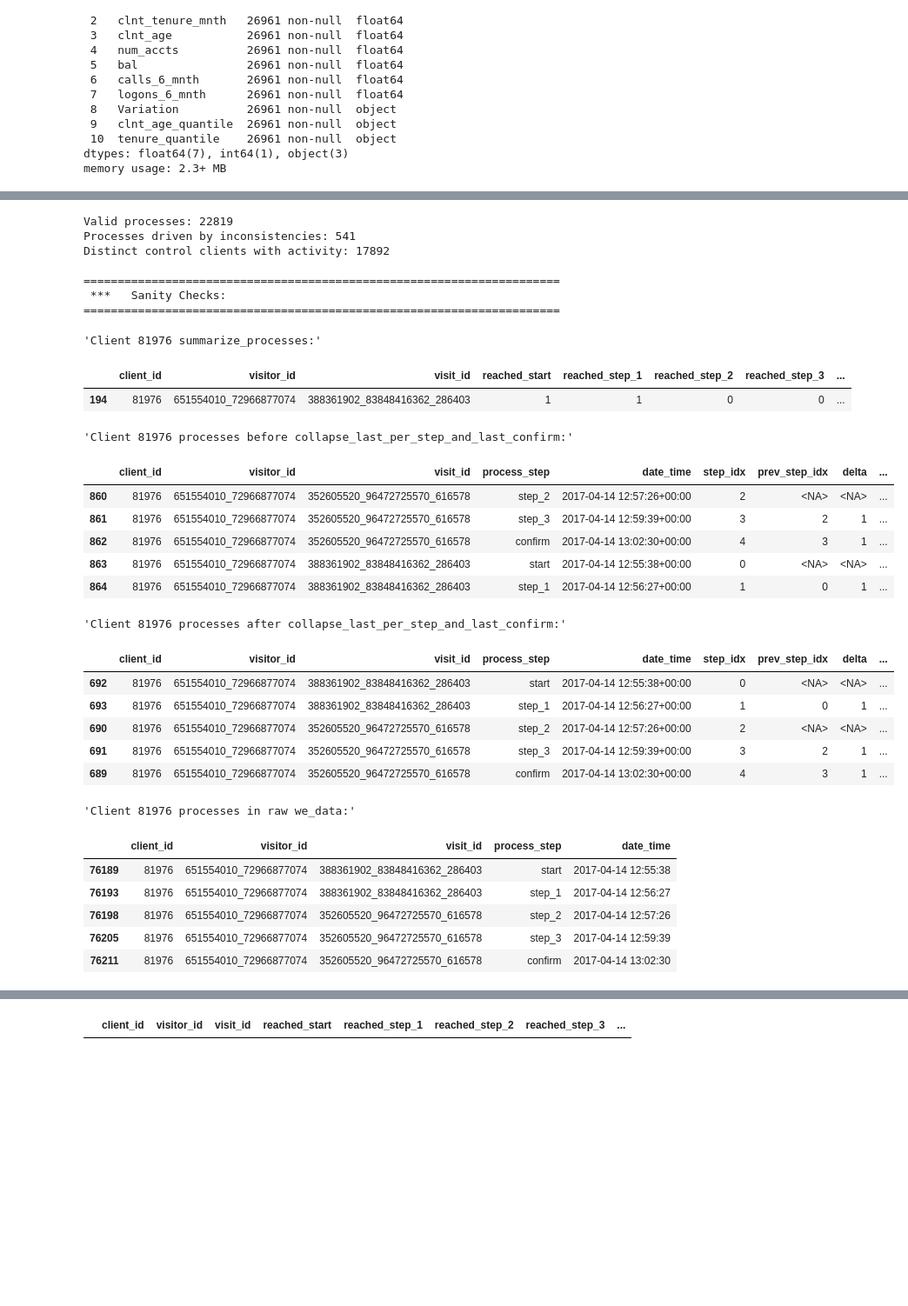
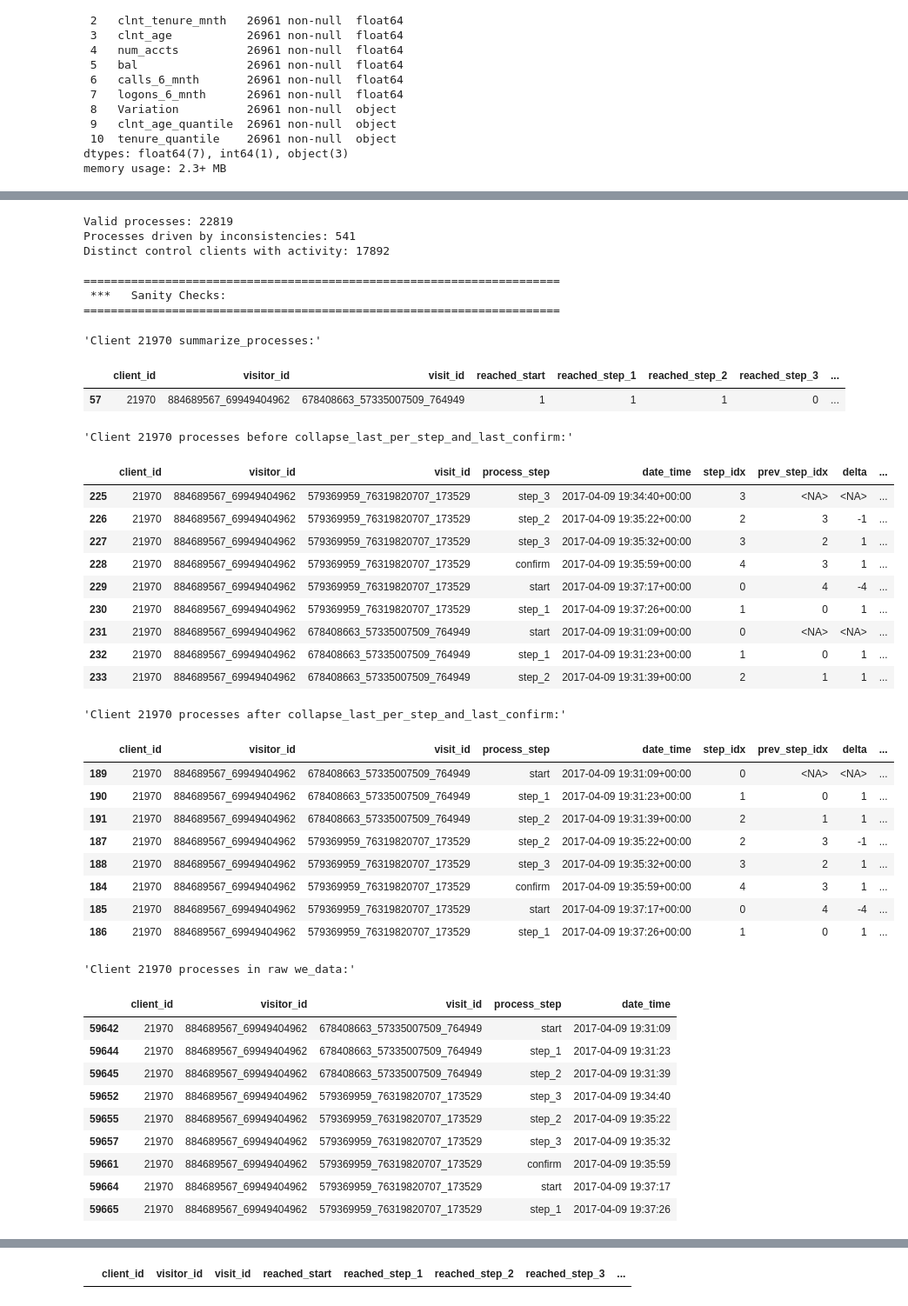
Before and after one commit to luispabloaiello-da/vanguard_project, a Jupyter notebook: notebooks/vanguard_funnel_kpis_.ipynb, the cells around one changed output, grey strips where cells are left out. Shown: that part at 87% size. Cells and saved outputs as stored; diff of their text form; code cells hidden in the pictures; blank space fills up the shorter version.

```diff
--- a/notebooks/vanguard_funnel_kpis_.ipynb
+++ b/notebooks/vanguard_funnel_kpis_.ipynb
@@ -244,17 +227,3 @@ def kpis_from_processes(proc: pd.DataFrame) -> pd.DataFrame:
-# %%
-def step_dropoff_table(proc: pd.DataFrame) -> pd.DataFrame:
-    d = proc.copy()
-    rows = [
-        ("start→step_1", int(d['reached_start'].sum()),   int(d['reached_step_1'].sum())),
-        ("step_1→step_2", int(d['reached_step_1'].sum()), int(d['reached_step_2'].sum())),
-        ("step_2→step_3", int(d['reached_step_2'].sum()), int(d['reached_step_3'].sum())),
-        ("step_3→confirm", int(d['reached_step_3'].sum()), int(d['completed'].sum())),
-    ]
-    out = pd.DataFrame(rows, columns=['from_to','n_from','n_to'])
-    out['conv_rate_%'] = 100 * out['n_to'] / out['n_from'].replace({0:np.nan})
-    out['conv_rate_%'] = out['conv_rate_%'].fillna(0.0)
-    out['dropoff_%'] = 100 - out['conv_rate_%']
-    return out
 # %%
 def stranger_things(proc_df: pd.DataFrame, key_cols=(KEY)):
     '''
@@ -366,7 +335,7 @@ print(f'\n======================================================================
 print(f' ***   Sanity Checks:')
 print(f'======================================================================')
 
-client_id=[81976]
+client_id=[21970]
 # client_id=[4079649, 4033851, 5305116, 1028, 69255, 613664, 21970, 81976]
 
 for id in (client_id):
@@ -388,55 +357,66 @@ for id in (client_id):
 |  | client_id | visitor_id | visit_id | reached_start | reached_step_1 | reached_step_2 | reached_step_3 | ... |
 | 0 | 1028 | 42237450_62128060588 | 557292053_87239438319_391157 | 1 | 1 | 1 | 1 | ... |
 | 1 | 1186 | 446844663_31615102958 | 507052512_11309370126_442139 | 1 | 0 | 0 | 0 | ... |
 | 2 | 1186 | 446844663_31615102958 | 795373564_99931517312_810896 | 1 | 1 | 1 | 0 | ... |
 | 3 | 1195 | 766842522_69992551638 | 393817425_39015278493_996341 | 1 | 1 | 1 | 1 | ... |
 | 4 | 1197 | 753759429_54481946928 | 71862471_21202285428_848395 | 1 | 1 | 1 | 1 | ... |
 |  | client_id | visitor_id | visit_id | t_start_step1 | t_step1_step2 | t_step2_step3 | t_step3_conf | t_total | ... |
 | 0 | 1028 | 42237450_62128060588 | 557292053_87239438319_391157 | 8.966667 | NaN | NaN | NaN | NaN | ... |
 | 1 | 1186 | 446844663_31615102958 | 507052512_11309370126_442139 | NaN | NaN | NaN | NaN | NaN | ... |
 | 2 | 1186 | 446844663_31615102958 | 795373564_99931517312_810896 | 0.183333 | 0.183333 | NaN | NaN | NaN | ... |
 | 3 | 1195 | 766842522_69992551638 | 393817425_39015278493_996341 | 0.550000 | 1.633333 | 0.516667 | 1.383333 | 4.083333 | ... |
 | 4 | 1197 | 753759429_54481946928 | 71862471_21202285428_848395 | 0.066667 | 1.133333 | 0.100000 | 0.283333 | 1.583333 | ... |
 |  | n_processes | started | step1_rate_% | step2_rate_% | step3_rate_% | completion_rate_% | successful_% | ... |
 | 0 | 22819 | 22819 | 74.51685 | 63.324423 | 57.254919 | 48.012621 | 36.776371 | ... |
 |  | t_total_avg_min | t_step1_avg_min | t_step2_avg_min | t_step3_avg_min | t_conf_avg_min | n_back_jumps | ... |
 | 0 | 6.785173 | 2.222788 | 0.925299 | 1.607815 | 2.339446 | 5948 | ... |
 |  | from_to | n_from | n_to | conv_rate_% | dropoff_% |
 | 0 | start→step_1 | 22819 | 17004 | 74.516850 | 25.483150 |
 | 1 | step_1→step_2 | 17004 | 14450 | 84.980005 | 15.019995 |
 | 2 | step_2→step_3 | 14450 | 13065 | 90.415225 | 9.584775 |
 | 3 | step_3→confirm | 13065 | 10956 | 83.857635 | 16.142365 |
 Valid processes: 22819
 Processes driven by inconsistencies: 541
 Distinct control clients with activity: 17892
 
 ======================================================================
  ***   Sanity Checks:
 ======================================================================
-'Client 81976 summarize_processes:'
+'Client 21970 summarize_processes:'
 |  | client_id | visitor_id | visit_id | reached_start | reached_step_1 | reached_step_2 | reached_step_3 | ... |
-| 194 | 81976 | 651554010_72966877074 | 388361902_83848416362_286403 | 1 | 1 | 0 | 0 | ... |
+| 57 | 21970 | 884689567_69949404962 | 678408663_57335007509_764949 | 1 | 1 | 1 | 0 | ... |
-'Client 81976 processes before collapse_last_per_step_and_last_confirm:'
+'Client 21970 processes before collapse_last_per_step_and_last_confirm:'
 |  | client_id | visitor_id | visit_id | process_step | date_time | step_idx | prev_step_idx | delta | ... |
-| 860 | 81976 | 651554010_72966877074 | 352605520_96472725570_616578 | step_2 | 2017-04-14 12:57:26+00:00 | 2 | <NA> | <NA> | ... |
-| 861 | 81976 | 651554010_72966877074 | 352605520_96472725570_616578 | step_3 | 2017-04-14 12:59:39+00:00 | 3 | 2 | 1 | ... |
-| 862 | 81976 | 651554010_72966877074 | 352605520_96472725570_616578 | confirm | 2017-04-14 13:02:30+00:00 | 4 | 3 | 1 | ... |
-| 863 | 81976 | 651554010_72966877074 | 388361902_83848416362_286403 | start | 2017-04-14 12:55:38+00:00 | 0 | <NA> | <NA> | ... |
-| 864 | 81976 | 651554010_72966877074 | 388361902_83848416362_286403 | step_1 | 2017-04-14 12:56:27+00:00 | 1 | 0 | 1 | ... |
+| 225 | 21970 | 884689567_69949404962 | 579369959_76319820707_173529 | step_3 | 2017-04-09 19:34:40+00:00 | 3 | <NA> | <NA> | ... |
+| 226 | 21970 | 884689567_69949404962 | 579369959_76319820707_173529 | step_2 | 2017-04-09 19:35:22+00:00 | 2 | 3 | -1 | ... |
+| 227 | 21970 | 884689567_69949404962 | 579369959_76319820707_173529 | step_3 | 2017-04-09 19:35:32+00:00 | 3 | 2 | 1 | ... |
+| 228 | 21970 | 884689567_69949404962 | 579369959_76319820707_173529 | confirm | 2017-04-09 19:35:59+00:00 | 4 | 3 | 1 | ... |
+| 229 | 21970 | 884689567_69949404962 | 579369959_76319820707_173529 | start | 2017-04-09 19:37:17+00:00 | 0 | 4 | -4 | ... |
+| 230 | 21970 | 884689567_69949404962 | 579369959_76319820707_173529 | step_1 | 2017-04-09 19:37:26+00:00 | 1 | 0 | 1 | ... |
+| 231 | 21970 | 884689567_69949404962 | 678408663_57335007509_764949 | start | 2017-04-09 19:31:09+00:00 | 0 | <NA> | <NA> | ... |
+| 232 | 21970 | 884689567_69949404962 | 678408663_57335007509_764949 | step_1 | 2017-04-09 19:31:23+00:00 | 1 | 0 | 1 | ... |
+| 233 | 21970 | 884689567_69949404962 | 678408663_57335007509_764949 | step_2 | 2017-04-09 19:31:39+00:00 | 2 | 1 | 1 | ... |
-'Client 81976 processes after collapse_last_per_step_and_last_confirm:'
+'Client 21970 processes after collapse_last_per_step_and_last_confirm:'
 |  | client_id | visitor_id | visit_id | process_step | date_time | step_idx | prev_step_idx | delta | ... |
-| 692 | 81976 | 651554010_72966877074 | 388361902_83848416362_286403 | start | 2017-04-14 12:55:38+00:00 | 0 | <NA> | <NA> | ... |
-| 693 | 81976 | 651554010_72966877074 | 388361902_83848416362_286403 | step_1 | 2017-04-14 12:56:27+00:00 | 1 | 0 | 1 | ... |
-| 690 | 81976 | 651554010_72966877074 | 352605520_96472725570_616578 | step_2 | 2017-04-14 12:57:26+00:00 | 2 | <NA> | <NA> | ... |
-| 691 | 81976 | 651554010_72966877074 | 352605520_96472725570_616578 | step_3 | 2017-04-14 12:59:39+00:00 | 3 | 2 | 1 | ... |
-| 689 | 81976 | 651554010_72966877074 | 352605520_96472725570_616578 | confirm | 2017-04-14 13:02:30+00:00 | 4 | 3 | 1 | ... |
+| 189 | 21970 | 884689567_69949404962 | 678408663_57335007509_764949 | start | 2017-04-09 19:31:09+00:00 | 0 | <NA> | <NA> | ... |
+| 190 | 21970 | 884689567_69949404962 | 678408663_57335007509_764949 | step_1 | 2017-04-09 19:31:23+00:00 | 1 | 0 | 1 | ... |
+| 191 | 21970 | 884689567_69949404962 | 678408663_57335007509_764949 | step_2 | 2017-04-09 19:31:39+00:00 | 2 | 1 | 1 | ... |
+| 187 | 21970 | 884689567_69949404962 | 579369959_76319820707_173529 | step_2 | 2017-04-09 19:35:22+00:00 | 2 | 3 | -1 | ... |
+| 188 | 21970 | 884689567_69949404962 | 579369959_76319820707_173529 | step_3 | 2017-04-09 19:35:32+00:00 | 3 | 2 | 1 | ... |
+| 184 | 21970 | 884689567_69949404962 | 579369959_76319820707_173529 | confirm | 2017-04-09 19:35:59+00:00 | 4 | 3 | 1 | ... |
+| 185 | 21970 | 884689567_69949404962 | 579369959_76319820707_173529 | start | 2017-04-09 19:37:17+00:00 | 0 | 4 | -4 | ... |
+| 186 | 21970 | 884689567_69949404962 | 579369959_76319820707_173529 | step_1 | 2017-04-09 19:37:26+00:00 | 1 | 0 | 1 | ... |
-'Client 81976 processes in raw we_data:'
+'Client 21970 processes in raw we_data:'
 |  | client_id | visitor_id | visit_id | process_step | date_time |
-| 76189 | 81976 | 651554010_72966877074 | 388361902_83848416362_286403 | start | 2017-04-14 12:55:38 |
-| 76193 | 81976 | 651554010_72966877074 | 388361902_83848416362_286403 | step_1 | 2017-04-14 12:56:27 |
-| 76198 | 81976 | 651554010_72966877074 | 352605520_96472725570_616578 | step_2 | 2017-04-14 12:57:26 |
-| 76205 | 81976 | 651554010_72966877074 | 352605520_96472725570_616578 | step_3 | 2017-04-14 12:59:39 |
-| 76211 | 81976 | 651554010_72966877074 | 352605520_96472725570_616578 | confirm | 2017-04-14 13:02:30 |
+| 59642 | 21970 | 884689567_69949404962 | 678408663_57335007509_764949 | start | 2017-04-09 19:31:09 |
+| 59644 | 21970 | 884689567_69949404962 | 678408663_57335007509_764949 | step_1 | 2017-04-09 19:31:23 |
+| 59645 | 21970 | 884689567_69949404962 | 678408663_57335007509_764949 | step_2 | 2017-04-09 19:31:39 |
+| 59652 | 21970 | 884689567_69949404962 | 579369959_76319820707_173529 | step_3 | 2017-04-09 19:34:40 |
+| 59655 | 21970 | 884689567_69949404962 | 579369959_76319820707_173529 | step_2 | 2017-04-09 19:35:22 |
+| 59657 | 21970 | 884689567_69949404962 | 579369959_76319820707_173529 | step_3 | 2017-04-09 19:35:32 |
+| 59661 | 21970 | 884689567_69949404962 | 579369959_76319820707_173529 | confirm | 2017-04-09 19:35:59 |
+| 59664 | 21970 | 884689567_69949404962 | 579369959_76319820707_173529 | start | 2017-04-09 19:37:17 |
+| 59665 | 21970 | 884689567_69949404962 | 579369959_76319820707_173529 | step_1 | 2017-04-09 19:37:26 |
 # %%
 # proc_control_clean[proc_control_clean['t_step3_conf']<0]
 mask = (wf['step_idx'].ne(0)) & (wf['prev_step_idx'].isna())
```
Also changed, not shown: parts of 3 cells of this notebook, 14 other files.
